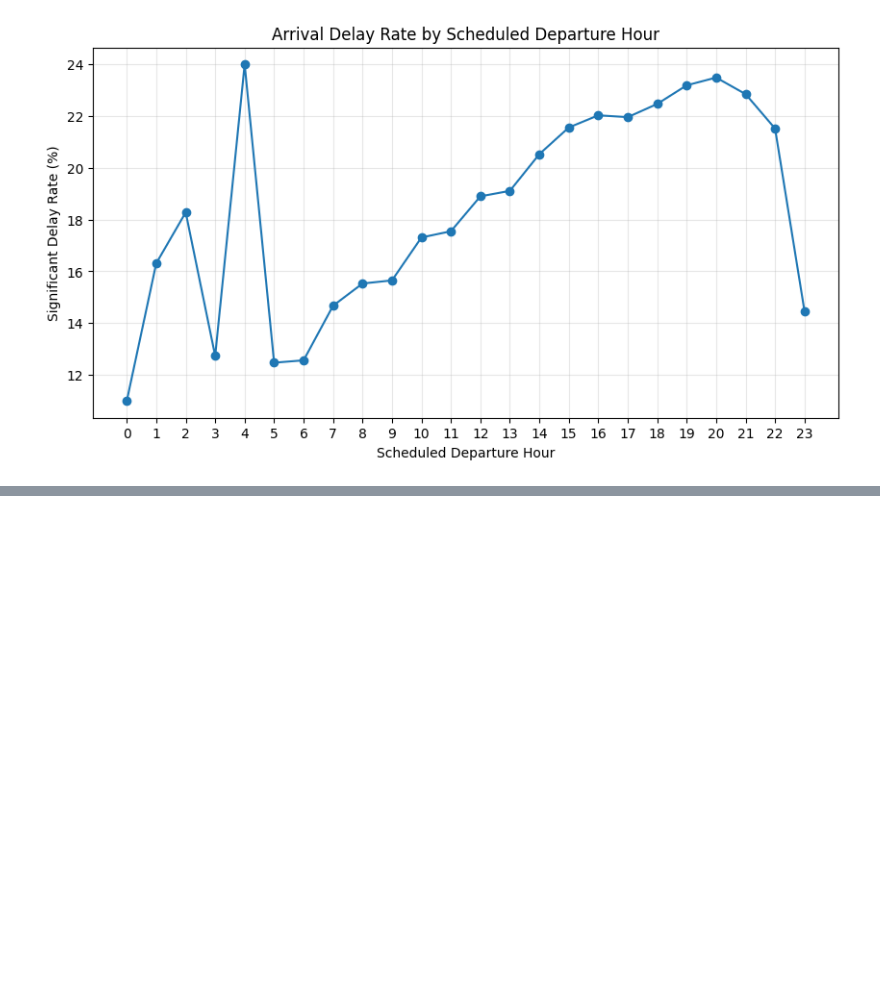
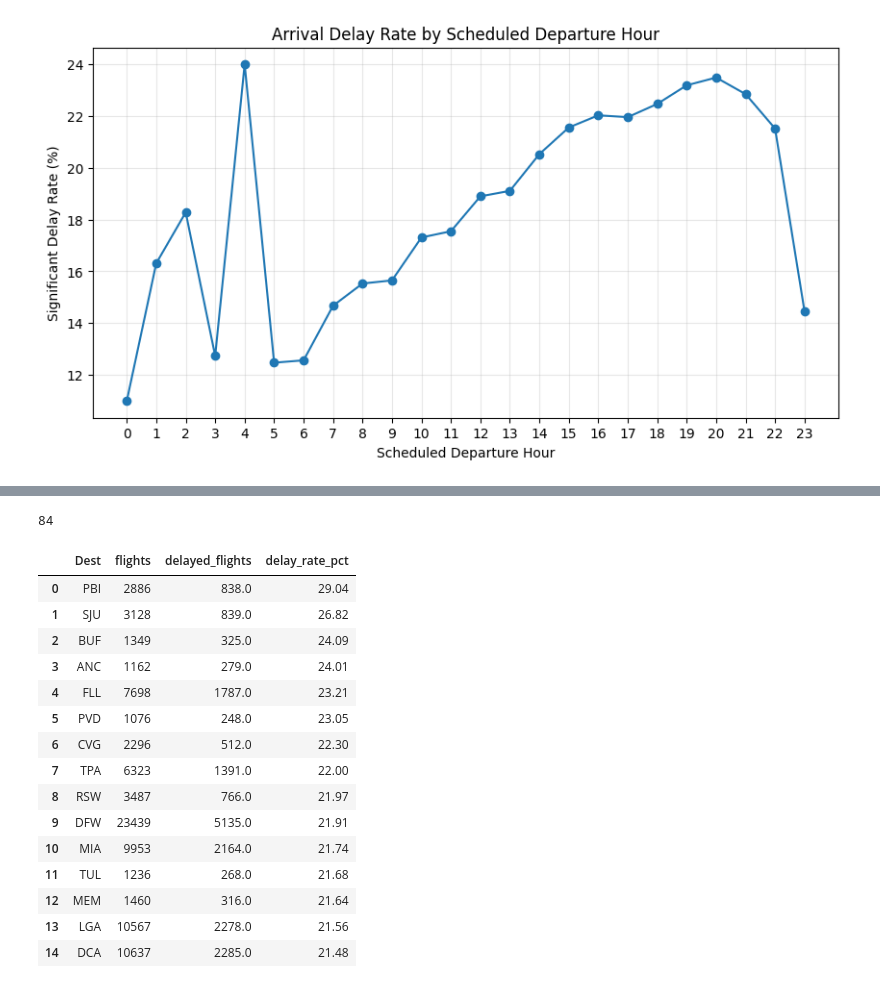
Before and after one commit to ttashi7/flight-operations-intelligence, a Jupyter notebook: notebooks/01_flight_data_profiling.ipynb, the cells around one changed output, grey strips where cells are left out. Cells and saved outputs as stored; diff of their text form; code cells hidden in the pictures; blank space fills up the shorter version.

```diff
--- a/notebooks/01_flight_data_profiling.ipynb
+++ b/notebooks/01_flight_data_profiling.ipynb
@@ -1235,0 +1374,42 @@ plt.show()
+# %%
+len(origin_delay)
+# %% [output]
+84
+# %%
+destination_delay = con.sql("""
+SELECT
+    Dest,
+    COUNT(*) AS flights,
+    SUM(significant_arrival_delay) AS delayed_flights,
+    ROUND(
+        AVG(significant_arrival_delay) * 100,
+        2
+    ) AS delay_rate_pct
+
+FROM modeling_features
+
+GROUP BY Dest
+
+HAVING COUNT(*) >= 1000
+
+ORDER BY delay_rate_pct DESC
+""").df()
+
+destination_delay.head(15)
+# %% [output]
+|  | Dest | flights | delayed_flights | delay_rate_pct |
+| 0 | PBI | 2886 | 838.0 | 29.04 |
+| 1 | SJU | 3128 | 839.0 | 26.82 |
+| 2 | BUF | 1349 | 325.0 | 24.09 |
+| 3 | ANC | 1162 | 279.0 | 24.01 |
+| 4 | FLL | 7698 | 1787.0 | 23.21 |
+| 5 | PVD | 1076 | 248.0 | 23.05 |
+| 6 | CVG | 2296 | 512.0 | 22.30 |
+| 7 | TPA | 6323 | 1391.0 | 22.00 |
+| 8 | RSW | 3487 | 766.0 | 21.97 |
+| 9 | DFW | 23439 | 5135.0 | 21.91 |
+| 10 | MIA | 9953 | 2164.0 | 21.74 |
+| 11 | TUL | 1236 | 268.0 | 21.68 |
+| 12 | MEM | 1460 | 316.0 | 21.64 |
+| 13 | LGA | 10567 | 2278.0 | 21.56 |
+| 14 | DCA | 10637 | 2285.0 | 21.48 |
```
Also changed, not shown: parts of 23 cells of this notebook.
